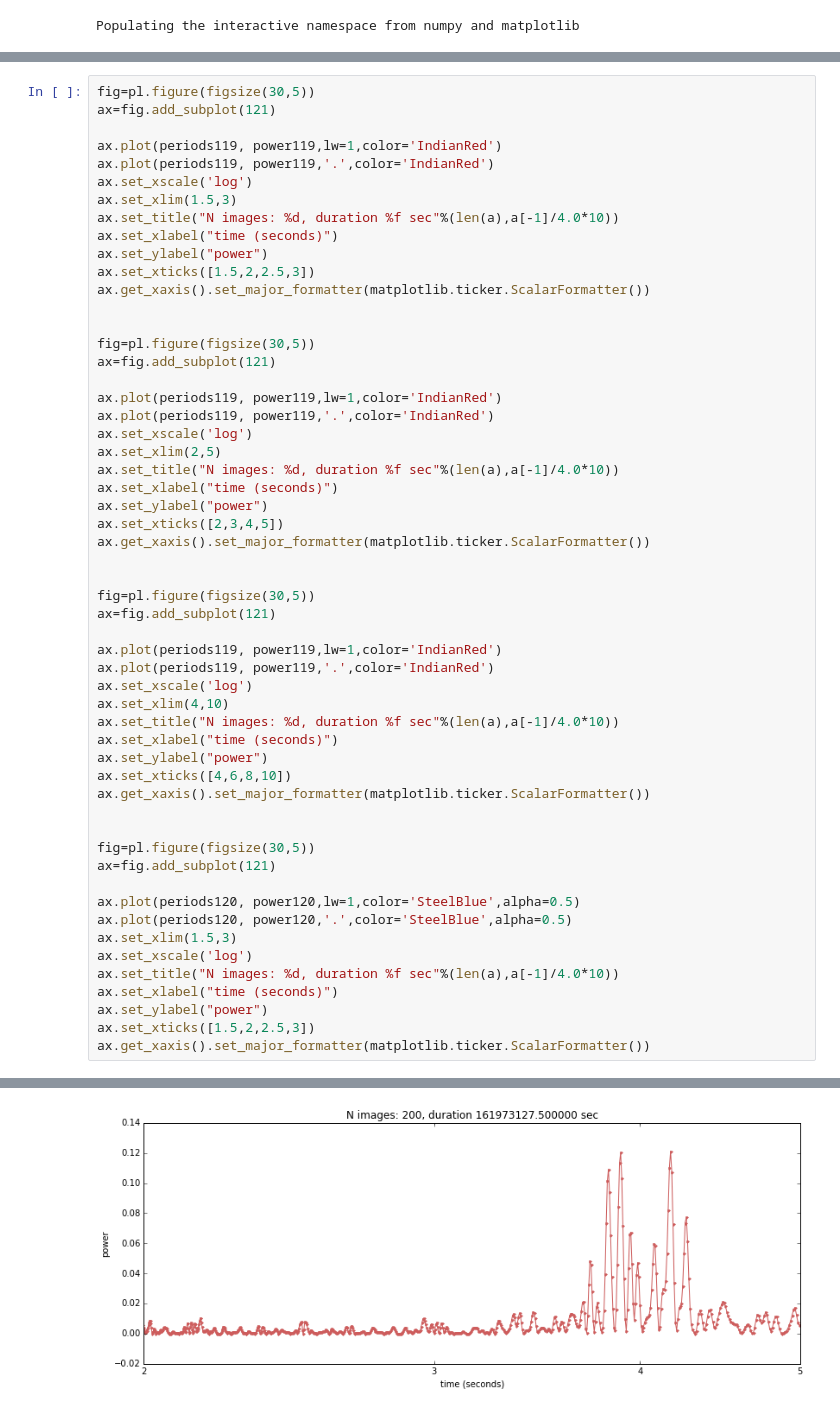
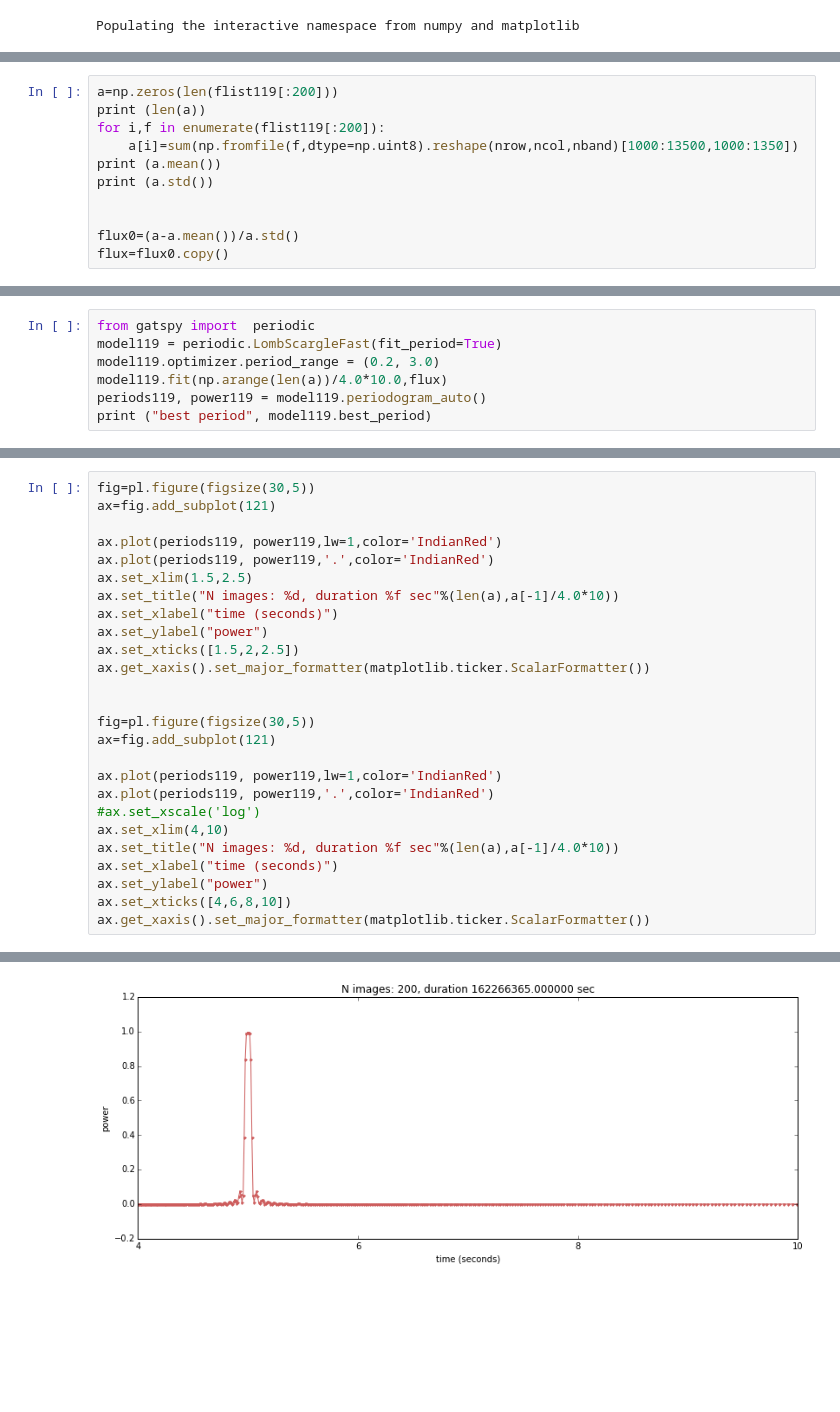
Before and after one commit to fedhere/detect120, a Jupyter notebook: Shuttertest1_120_119Hz.ipynb, the cells around one changed output, grey strips where cells are left out. Cells and saved outputs as stored; diff of their text form; blank space fills up the shorter version.

```diff
--- a/Shuttertest1_120_119Hz.ipynb
+++ b/Shuttertest1_120_119Hz.ipynb
@@ -71,0 +79,11 @@ imshow(np.fromfile(flist120[285],dtype=np.uint8).reshape(nrow,ncol,nband)[1000:1
+# %%
+a=np.zeros(len(flist119[:200]))
+print (len(a))
+for i,f in enumerate(flist119[:200]):
+    a[i]=sum(np.fromfile(f,dtype=np.uint8).reshape(nrow,ncol,nband)[1000:13500,1000:1350])
+print (a.mean())
+print (a.std())
+
+
+flux0=(a-a.mean())/a.std()
+flux=flux0.copy()
@@ -110,0 +156,7 @@ periods120, power120 = model120.periodogram_auto()
+# %%
+from gatspy import  periodic
+model119 = periodic.LombScargleFast(fit_period=True)
+model119.optimizer.period_range = (0.2, 3.0)
+model119.fit(np.arange(len(a))/4.0*10.0,flux)
+periods119, power119 = model119.periodogram_auto()
+print ("best period", model119.best_period)
@@ -138,12 +216,11 @@ ax=fig.add_subplot(121)
 
 ax.plot(periods119, power119,lw=1,color='IndianRed')
 ax.plot(periods119, power119,'.',color='IndianRed')
-ax.set_xscale('log')
-ax.set_xlim(1.5,3)
+ax.set_xlim(1.5,2.5)
 ax.set_title("N images: %d, duration %f sec"%(len(a),a[-1]/4.0*10))
 ax.set_xlabel("time (seconds)")
 ax.set_ylabel("power")
-ax.set_xticks([1.5,2,2.5,3])
+ax.set_xticks([1.5,2,2.5])
 ax.get_xaxis().set_major_formatter(matplotlib.ticker.ScalarFormatter())
 
 
@@ -152,39 +229,11 @@ ax=fig.add_subplot(121)
 
 ax.plot(periods119, power119,lw=1,color='IndianRed')
 ax.plot(periods119, power119,'.',color='IndianRed')
-ax.set_xscale('log')
-ax.set_xlim(2,5)
-ax.set_title("N images: %d, duration %f sec"%(len(a),a[-1]/4.0*10))
-ax.set_xlabel("time (seconds)")
-ax.set_ylabel("power")
-ax.set_xticks([2,3,4,5])
-ax.get_xaxis().set_major_formatter(matplotlib.ticker.ScalarFormatter())
-
-
-fig=pl.figure(figsize(30,5))
-ax=fig.add_subplot(121)
-
-ax.plot(periods119, power119,lw=1,color='IndianRed')
-ax.plot(periods119, power119,'.',color='IndianRed')
-ax.set_xscale('log')
+#ax.set_xscale('log')
 ax.set_xlim(4,10)
 ax.set_title("N images: %d, duration %f sec"%(len(a),a[-1]/4.0*10))
 ax.set_xlabel("time (seconds)")
 ax.set_ylabel("power")
 ax.set_xticks([4,6,8,10])
 ax.get_xaxis().set_major_formatter(matplotlib.ticker.ScalarFormatter())
-
-
-fig=pl.figure(figsize(30,5))
-ax=fig.add_subplot(121)
-
-ax.plot(periods120, power120,lw=1,color='SteelBlue',alpha=0.5)
-ax.plot(periods120, power120,'.',color='SteelBlue',alpha=0.5)
-ax.set_xlim(1.5,3)
-ax.set_xscale('log')
-ax.set_title("N images: %d, duration %f sec"%(len(a),a[-1]/4.0*10))
-ax.set_xlabel("time (seconds)")
-ax.set_ylabel("power")
-ax.set_xticks([1.5,2,2.5,3])
-ax.get_xaxis().set_major_formatter(matplotlib.ticker.ScalarFormatter())
 # %% [output]
@@ -192 +241 @@ ax.get_xaxis().set_major_formatter(matplotlib.ticker.ScalarFormatter())
-[figure, old version]
+[figure, new version]
```
Also changed, not shown: parts of 22 cells of this notebook.
